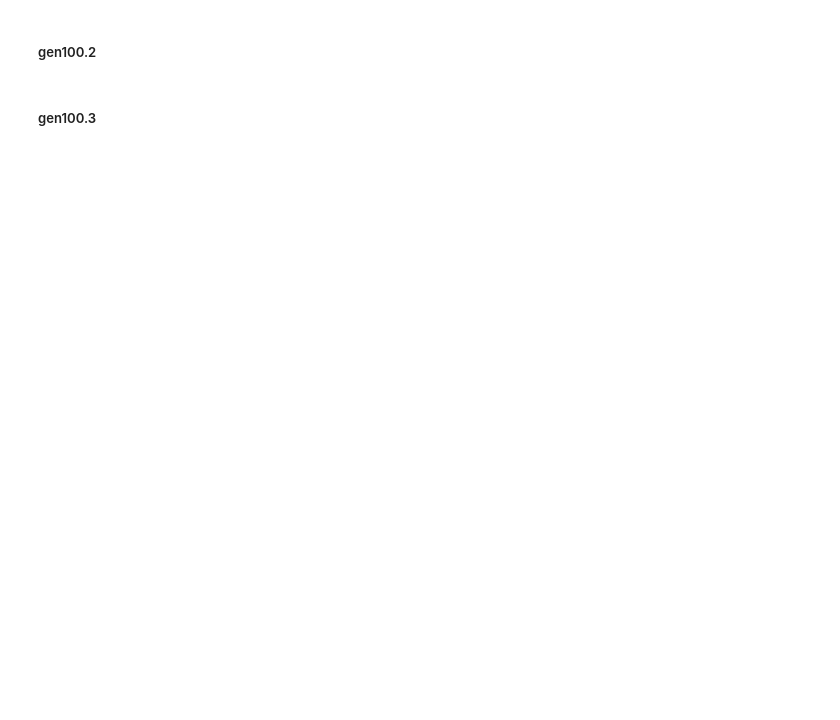
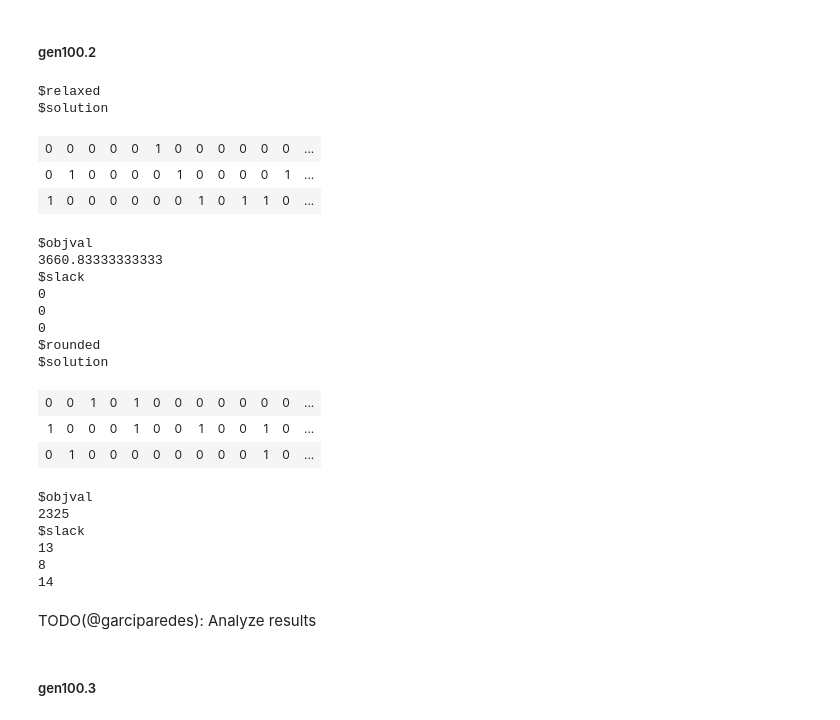
Before and after one commit to garciparedes/integer-programming-heuristics, a Jupyter notebook: integer-programming-knapsack-heuristics.ipynb, the cells around one changed output. Drawn from its saved outputs; the diff is of its cells as text; code cells hidden in the pictures; blank space fills up the shorter version.

```diff
--- a/integer-programming-knapsack-heuristics.ipynb
+++ b/integer-programming-knapsack-heuristics.ipynb
@@ -902,7 +903,7 @@ TODO
 #### Modelo:
 TODO
 # %%
-KnapsackMultipleExact <- function(p, m, ...) {
+KnapsackMultipleExact <- function(p, m, types = "B", max = TRUE, ...) {
     conditions <- matrix(rep(0,(m + p$n) * p$n * m),
                          nrow = m + p$n, ncol = p$n * m, byrow = TRUE)
 
@@ -914,9 +915,9 @@ KnapsackMultipleExact <- function(p, m, ...) {
     }
 
     Solve(rep(p$value, m), conditions,
-          c(rep("<=", m), rep("<=", p$n)),
+          c(rep("<=", m + p$n)),
           c(rep(p$capacity, m), rep(1, p$n)),
-                 types = "B", max = TRUE, ...)
+                 types = types, max = max, ...)
 }
 # %% [markdown]
 #### Heurísticas:
@@ -952,4 +1037,33 @@ gen100.1 <- ReadSimpleKnapsack(paste0(dataset.folder.simple, "gen100_1.txt"))
 # %% [markdown]
 ##### gen100.2
+# %%
+gen100.2 <- ReadSimpleKnapsack(paste0(dataset.folder.simple, "gen100_2.txt"))
+# %%
+GenerateMultipleKnapsackSolutions(gen100.2, m)
+# %% [output]
+$relaxed
+$solution
+| 0 | 0 | 0 | 0 | 0 | 1 | 0 | 0 | 0 | 0 | 0 | 0 | ... |
+| 0 | 1 | 0 | 0 | 0 | 0 | 1 | 0 | 0 | 0 | 0 | 1 | ... |
+| 1 | 0 | 0 | 0 | 0 | 0 | 0 | 1 | 0 | 1 | 1 | 0 | ... |
+$objval
+3660.83333333333
+$slack
+0
+0
+0
+$rounded
+$solution
+| 0 | 0 | 1 | 0 | 1 | 0 | 0 | 0 | 0 | 0 | 0 | 0 | ... |
+| 1 | 0 | 0 | 0 | 1 | 0 | 0 | 1 | 0 | 0 | 1 | 0 | ... |
+| 0 | 1 | 0 | 0 | 0 | 0 | 0 | 0 | 0 | 0 | 1 | 0 | ... |
+$objval
+2325
+$slack
+13
+8
+14
+# %% [markdown]
+TODO(@garciparedes): Analyze results
 # %% [markdown]
 ##### gen100.3
```
Also changed, not shown: parts of 97 cells of this notebook.
